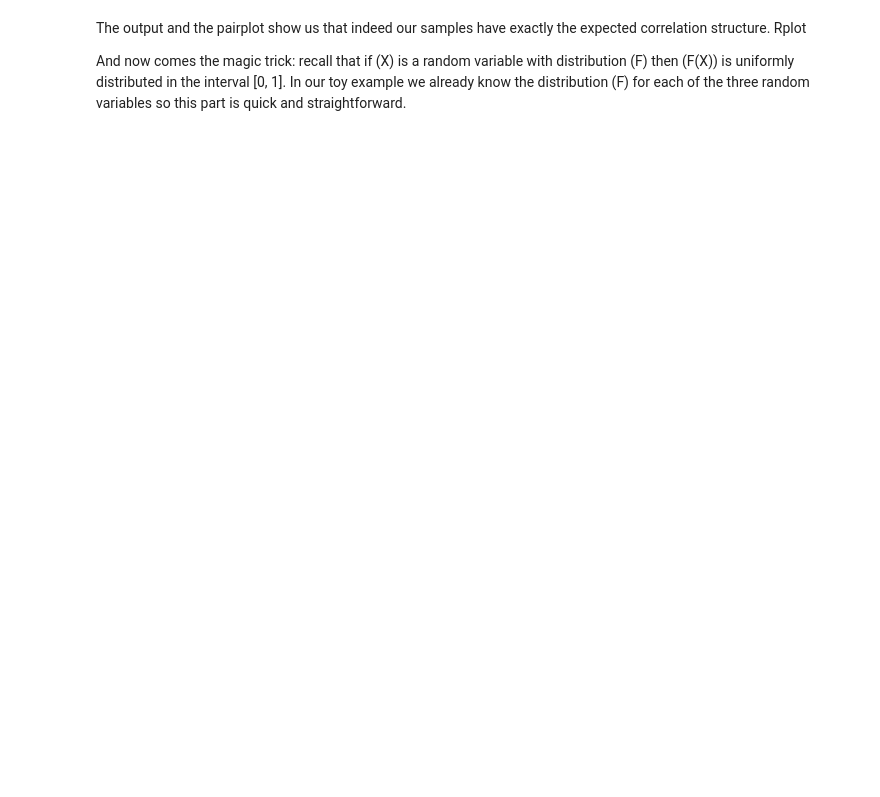
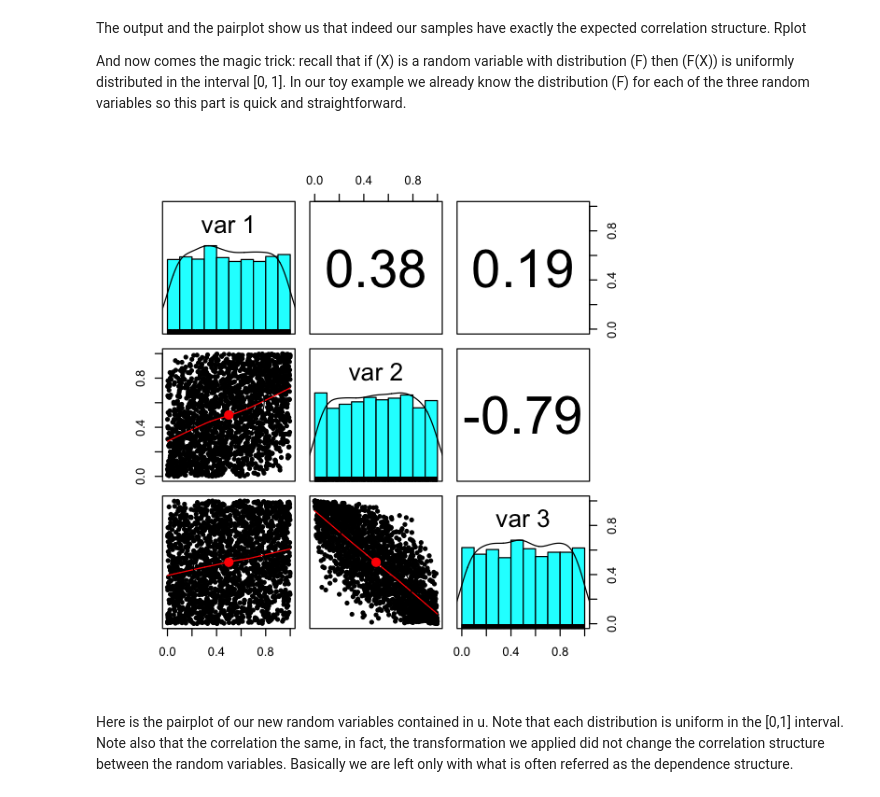
Before and after one commit to polyhedron-gdl/copula-methods-in-finance, a Jupyter notebook: notebooks/copula_notes.ipynb, the cells around one changed output. Saved outputs shown, nothing was run; the diff lists cells and outputs as text; code cells hidden in the pictures; blank space fills up the shorter version.

```diff
--- a/notebooks/copula_notes.ipynb
+++ b/notebooks/copula_notes.ipynb
@@ -39,3 +40,10 @@ The output and the pairplot show us that indeed our samples have exactly the exp
 Rplot
 
 And now comes the magic trick: recall that if (X) is a random variable with distribution (F) then (F(X)) is uniformly distributed in the interval [0, 1]. In our toy example we already know the distribution (F) for each of the three random variables so this part is quick and straightforward.
+# %%
+u <- pnorm(z)
+pairs.panels(u)
+# %% [output]
+[figure, added]
+# %% [markdown]
+Here is the pairplot of our new random variables contained in u. Note that each distribution is uniform in the [0,1] interval. Note also that the correlation the same, in fact, the transformation we applied did not change the correlation structure between the random variables. Basically we are left only with what is often referred as the dependence structure.
```
Also changed, not shown: parts of 1 cell of this notebook.
